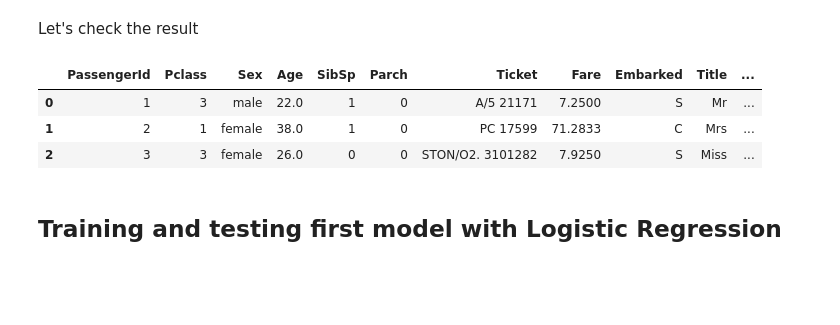
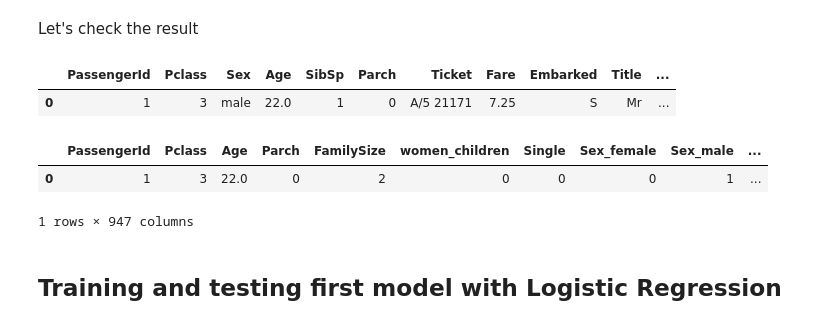
Before and after one commit to williansVarela/kaggle-titanic, a Jupyter notebook: Titanic.ipynb, the cells around one changed output. Drawn from its saved outputs; the diff is of its cells as text; code cells hidden in the pictures; blank space fills up the shorter version.

```diff
--- a/Titanic.ipynb
+++ b/Titanic.ipynb
@@ -72,7 +72,7 @@ Since Cabin Feature has an important part of missing values, I decided to drop i
 One solution for Age and Fare feature is to fill in the null values with the median. For Embarked Column let's fill with the most common value that is "S"
 # %%
 # Drop Cabin
-features = features.drop('Cabin', axis=1)
+features = features_raw.drop('Cabin', axis=1)
 
 # Fill blanks in Age and Fare with median
 features['Age'] = features['Age'].fillna(features['Age'].median())
@@ -169,5 +171,31 @@ features['Title'] = features.Name.apply(lambda name: name.split(',')[1].split('.
 
 # Drop Name feature
 features = features.drop('Name', axis=1)
+# %%
+title_dictionary = {
+    "Capt": "Officer",
+    "Col": "Officer",
+    "Major": "Officer",
+    "Jonkheer": "Royalty",
+    "Don": "Royalty",
+    "Dona": "Royalty",
+    "Sir" : "Royalty",
+    "Dr": "Officer",
+    "Rev": "Officer",
+    "the Countess":"Royalty",
+    "Mme": "Mrs",
+    "Mlle": "Miss",
+    "Ms": "Mrs",
+    "Mr" : "Mr",
+    "Mrs" : "Mrs",
+    "Miss" : "Miss",
+    "Master" : "Master",
+    "Lady" : "Royalty"
+}
+
+features['Title'] = features['Title'].map(title_dictionary)
+# %%
+# Create FamilySize feature
+features['FamilySize'] = features['SibSp'] + features['Parch'] + 1
 # %%
 # Create "Women_Children" feature
@@ -182,12 +209,23 @@ for _, passenger in features.iterrows():
 women_children = pd.Series(women_children)
 
 features['women_children'] = women_children
+# %%
+# Create Single feature
+features['Single'] = features['FamilySize'].map(lambda s: 1 if s == 1 else 0)
 # %% [markdown]
 Let's check the result
 # %%
-features.head(3)
+features.head(1)
 # %% [output]
 |  | PassengerId | Pclass | Sex | Age | SibSp | Parch | Ticket | Fare | Embarked | Title | ... |
-| 0 | 1 | 3 | male | 22.0 | 1 | 0 | A/5 21171 | 7.2500 | S | Mr | ... |
-| 1 | 2 | 1 | female | 38.0 | 1 | 0 | PC 17599 | 71.2833 | C | Mrs | ... |
-| 2 | 3 | 3 | female | 26.0 | 0 | 0 | STON/O2. 3101282 | 7.9250 | S | Miss | ... |
+| 0 | 1 | 3 | male | 22.0 | 1 | 0 | A/5 21171 | 7.25 | S | Mr | ... |
+# %%
+# Create dummies features and drop useless features
+data_dummies = pd.get_dummies(features.drop('Fare', axis=1).drop('SibSp', axis=1))
+
+# Checking result
+data_dummies.head(1)
+# %% [output]
+|  | PassengerId | Pclass | Age | Parch | FamilySize | women_children | Single | Sex_female | Sex_male | ... |
+| 0 | 1 | 3 | 22.0 | 0 | 2 | 0 | 0 | 0 | 1 | ... |
+1 rows × 947 columns
```
Also changed, not shown: parts of 27 cells of this notebook, 6 other files.
